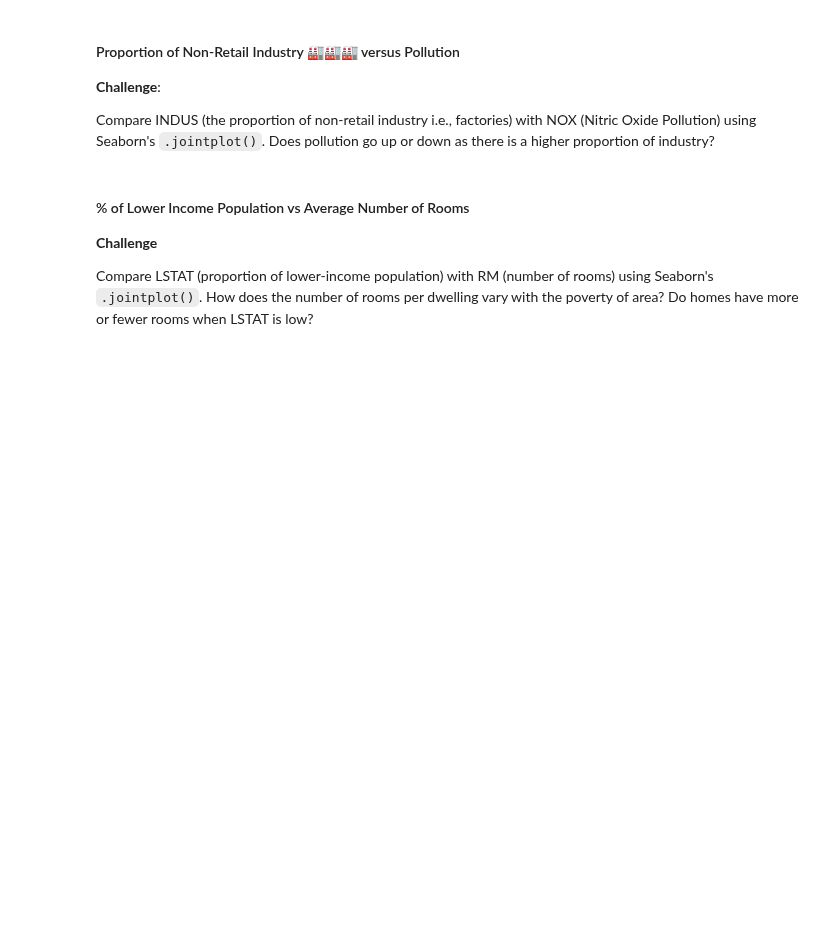
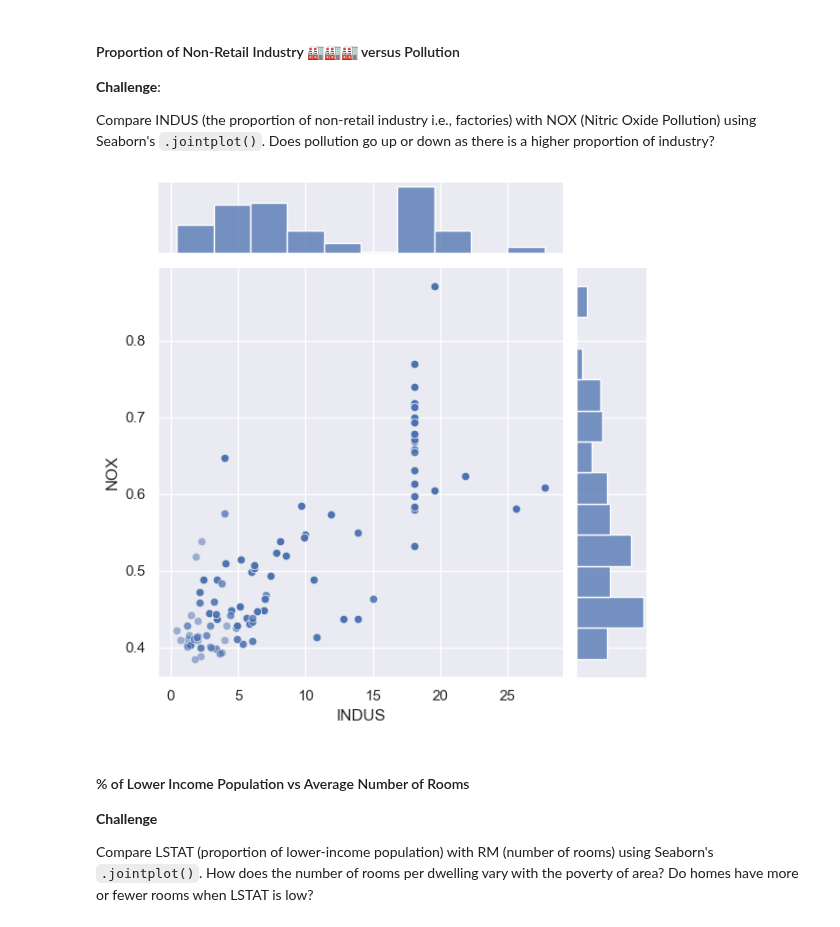
Before and after one commit to RafaelMoralesGallegos/100-days-of-Python, a Jupyter notebook: Day_81_Capstone/Multivariable_Regression_and_Valuation_Model.ipynb, the cells around one changed output. Drawn from its saved outputs; the diff is of its cells as text; code cells hidden in the pictures; blank space fills up the shorter version.

```diff
--- a/Day_81_Capstone/Multivariable_Regression_and_Valuation_Model.ipynb
+++ b/Day_81_Capstone/Multivariable_Regression_and_Valuation_Model.ipynb
@@ -266,6 +280,12 @@ Compare DIS (Distance from employment) with NOX (Nitric Oxide Pollution) using S
 **Challenge**:
 
 Compare INDUS (the proportion of non-retail industry i.e., factories) with NOX (Nitric Oxide Pollution) using Seaborn's `.jointplot()`. Does pollution go up or down as there is a higher proportion of industry?
+# %%
+sns.jointplot(data=data, x='INDUS', y='NOX', joint_kws={'alpha': 0.5})
+
+plt.show()
+# %% [output]
+[figure, added]
 # %% [markdown]
 #### % of Lower Income Population vs Average Number of Rooms
 
```
Also changed, not shown: parts of 17 cells of this notebook, 1 other file.
